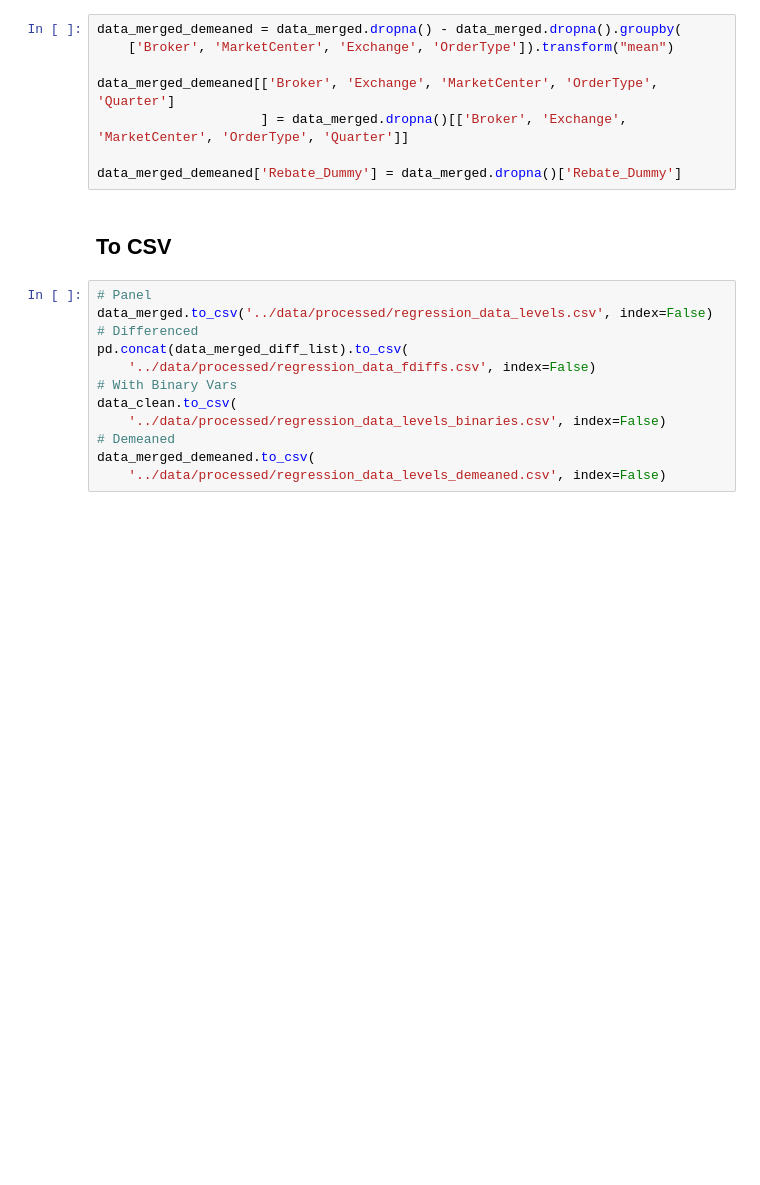
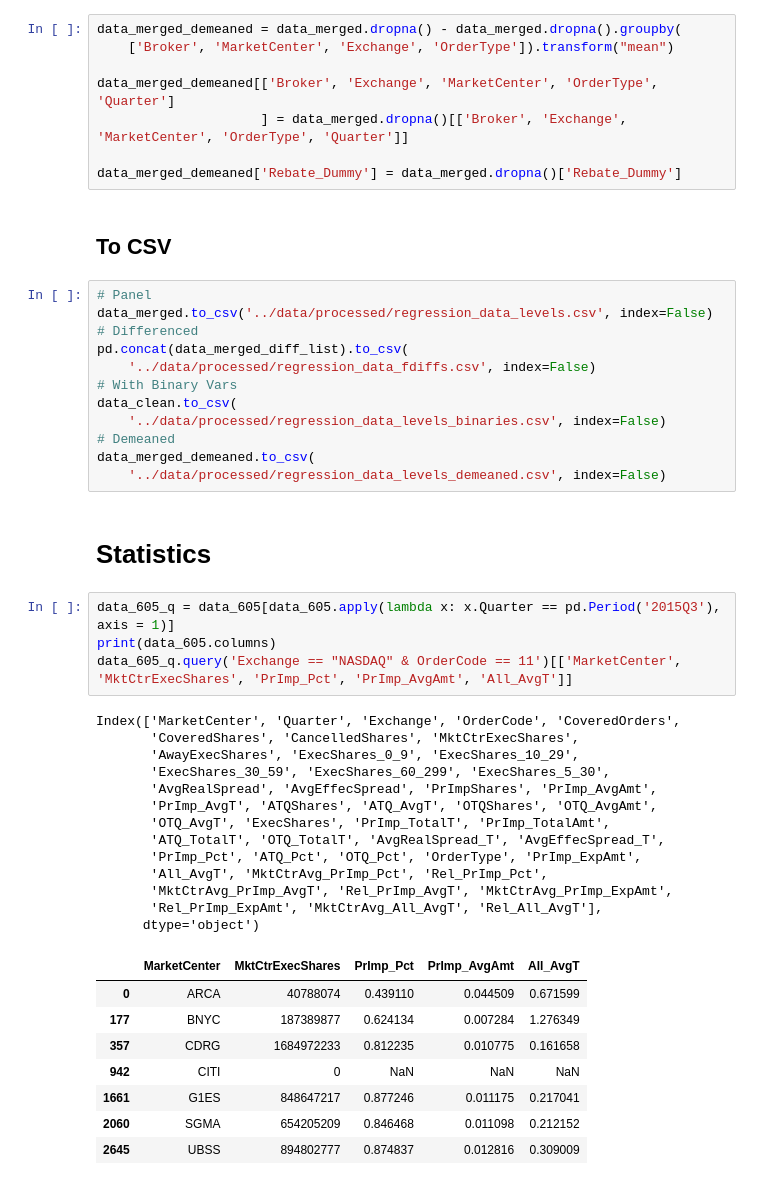
Before and after one commit to SA3291/OrderRoutingAndPFOF, a Jupyter notebook: notebooks/Main.ipynb, the cells around one changed output. Cells and saved outputs as stored; diff of their text form; blank space fills up the shorter version.

```diff
--- a/notebooks/Main.ipynb
+++ b/notebooks/Main.ipynb
@@ -326,3 +326,31 @@ data_clean.to_csv(
 # Demeaned
 data_merged_demeaned.to_csv(
     '../data/processed/regression_data_levels_demeaned.csv', index=False)
+# %% [markdown]
+# Statistics
+# %%
+data_605_q = data_605[data_605.apply(lambda x: x.Quarter == pd.Period('2015Q3'), axis = 1)]
+print(data_605.columns)
+data_605_q.query('Exchange == "NASDAQ" & OrderCode == 11')[['MarketCenter', 'MktCtrExecShares', 'PrImp_Pct', 'PrImp_AvgAmt', 'All_AvgT']]
+# %% [output]
+Index(['MarketCenter', 'Quarter', 'Exchange', 'OrderCode', 'CoveredOrders',
+       'CoveredShares', 'CancelledShares', 'MktCtrExecShares',
+       'AwayExecShares', 'ExecShares_0_9', 'ExecShares_10_29',
+       'ExecShares_30_59', 'ExecShares_60_299', 'ExecShares_5_30',
+       'AvgRealSpread', 'AvgEffecSpread', 'PrImpShares', 'PrImp_AvgAmt',
+       'PrImp_AvgT', 'ATQShares', 'ATQ_AvgT', 'OTQShares', 'OTQ_AvgAmt',
+       'OTQ_AvgT', 'ExecShares', 'PrImp_TotalT', 'PrImp_TotalAmt',
+       'ATQ_TotalT', 'OTQ_TotalT', 'AvgRealSpread_T', 'AvgEffecSpread_T',
+       'PrImp_Pct', 'ATQ_Pct', 'OTQ_Pct', 'OrderType', 'PrImp_ExpAmt',
+       'All_AvgT', 'MktCtrAvg_PrImp_Pct', 'Rel_PrImp_Pct',
+       'MktCtrAvg_PrImp_AvgT', 'Rel_PrImp_AvgT', 'MktCtrAvg_PrImp_ExpAmt',
+       'Rel_PrImp_ExpAmt', 'MktCtrAvg_All_AvgT', 'Rel_All_AvgT'],
+      dtype='object')
+|  | MarketCenter | MktCtrExecShares | PrImp_Pct | PrImp_AvgAmt | All_AvgT |
+| 0 | ARCA | 40788074 | 0.439110 | 0.044509 | 0.671599 |
+| 177 | BNYC | 187389877 | 0.624134 | 0.007284 | 1.276349 |
+| 357 | CDRG | 1684972233 | 0.812235 | 0.010775 | 0.161658 |
+| 942 | CITI | 0 | NaN | NaN | NaN |
+| 1661 | G1ES | 848647217 | 0.877246 | 0.011175 | 0.217041 |
+| 2060 | SGMA | 654205209 | 0.846468 | 0.011098 | 0.212152 |
+| 2645 | UBSS | 894802777 | 0.874837 | 0.012816 | 0.309009 |
```
Also changed, not shown: 2 other files.
